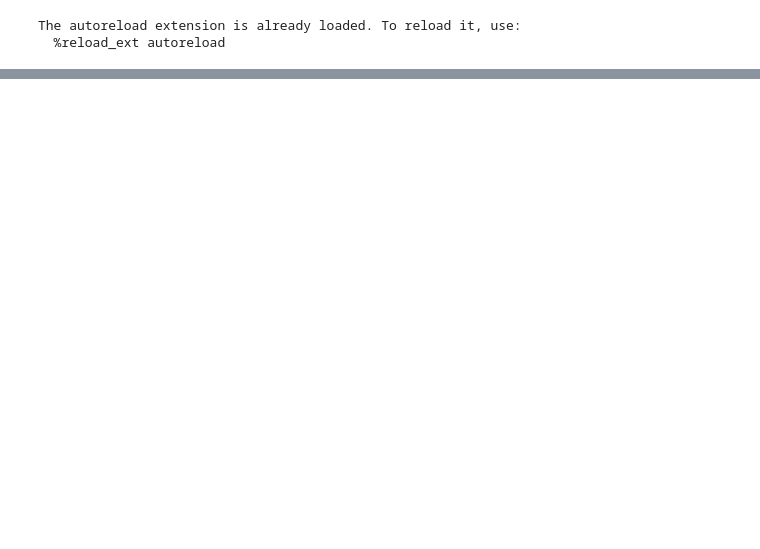
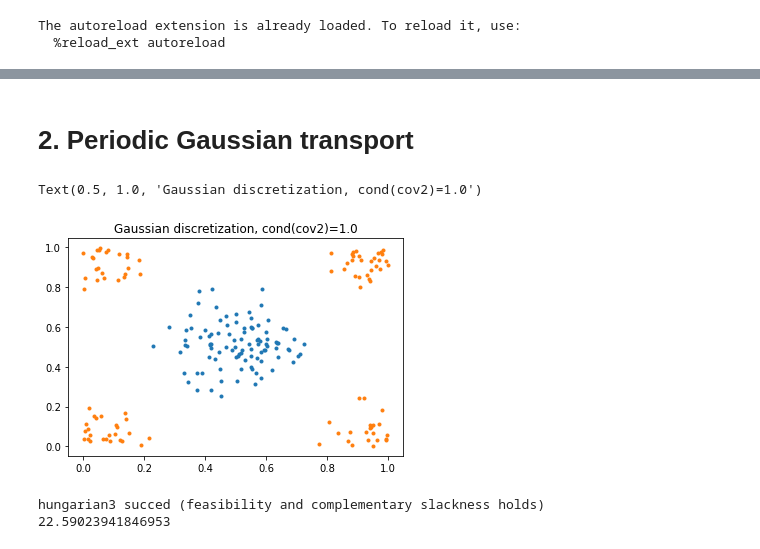
Before and after one commit to Benoit-Muller/Computational-Optimal-Transport, a Jupyter notebook: hungarian_analysis.ipynb, the cells around one changed output, grey strips where cells are left out. Drawn from its saved outputs; the diff is of its cells as text; code cells hidden in the pictures; blank space fills up the shorter version.

```diff
--- a/hungarian_analysis.ipynb
+++ b/hungarian_analysis.ipynb
@@ -134,0 +147,27 @@ plt.savefig("graphics/hungarian_error.pdf")
+# %% [markdown]
+# 2. Periodic Gaussian transport
+# %%
+%matplotlib inline
+rng = np.random.default_rng(1234)
+d = 2
+n=100
+sigma = 0.01
+mean1 , cov1 = 0.5 * np.ones((2)) , sigma * np.eye(2)
+mean2 , cov2 = 1 * np.ones((2)) , sigma * np.eye(2)
+
+transport, W_true = gaussian_transport(mean1, cov1, mean2, cov2)
+mu, nu, C = periodic_gaussian_discreatization(mean1, cov1, mean2, cov2, n, rng)
+
+plt.plot(mu[:,0],mu[:,1],'.')
+plt.title("Gaussian discretization, cond(cov1)="+str(np.linalg.cond(cov1)))
+plt.plot(nu[:,0],nu[:,1],'.')
+plt.title("Gaussian discretization, cond(cov2)="+str(np.linalg.cond(cov2)))
+# %% [output]
+Text(0.5, 1.0, 'Gaussian discretization, cond(cov2)=1.0')
+[figure, added]
+# %%
+row,x,phi,U,V, W_hungarian = hungarian3(C,tol=1e-5)
+print(W_hungarian)
+# %% [output]
+hungarian3 succed (feasibility and complementary slackness holds)
+22.59023941846953
```
Also changed, not shown: parts of 10 cells of this notebook, 11 other files.
